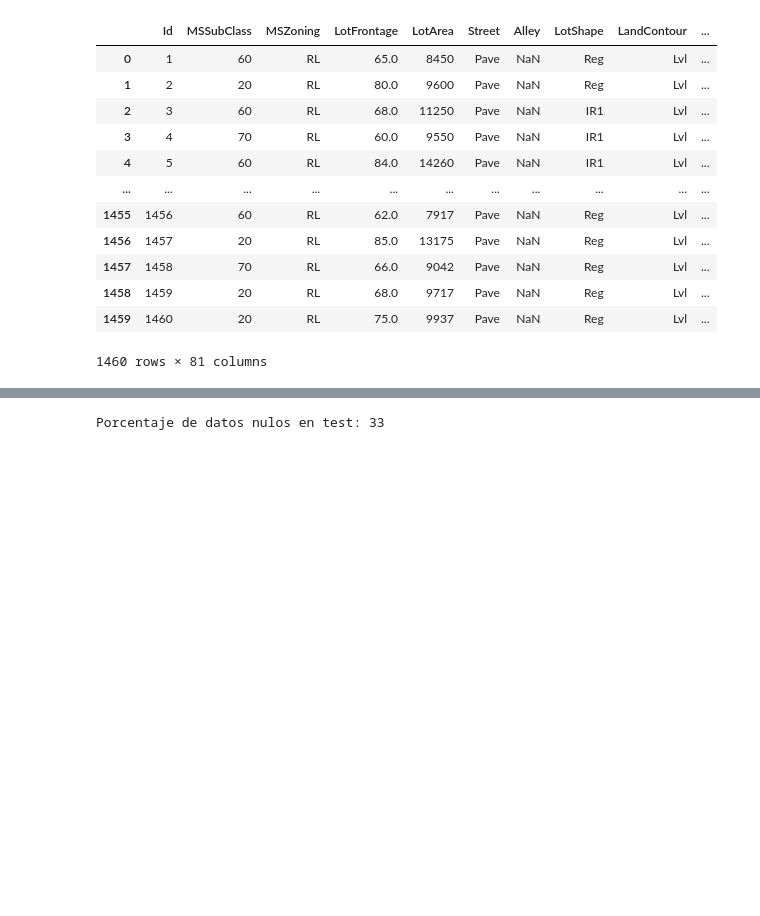
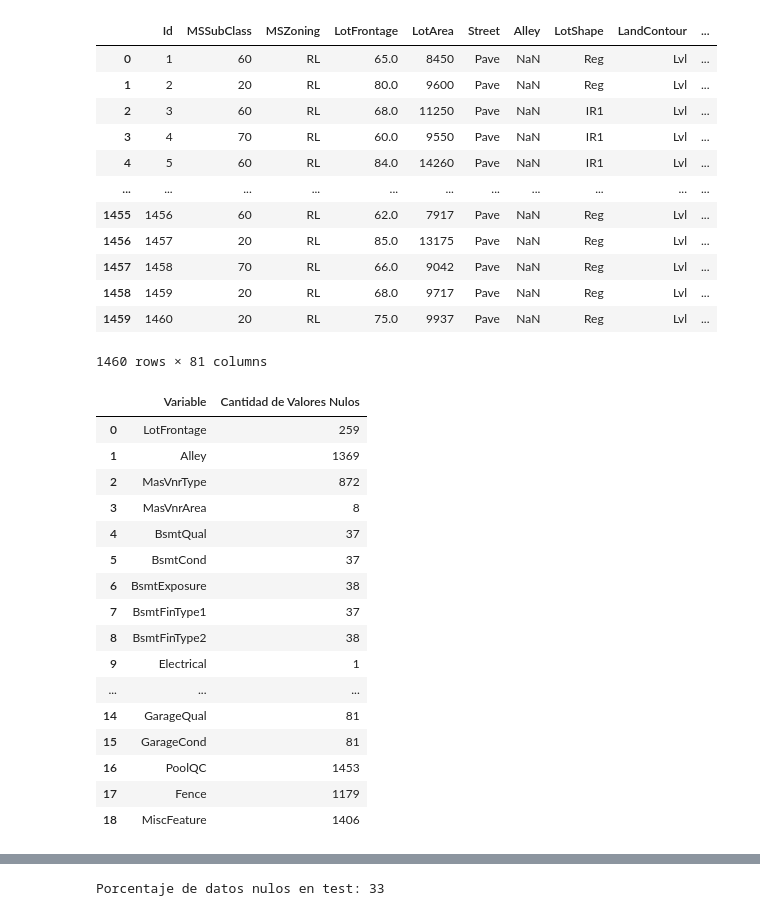
Before and after one commit to kunnermm/taller1_ML, a Jupyter notebook: notebook_taller1.ipynb, the cells around one changed output, grey strips where cells are left out. Cells and saved outputs as stored; diff of their text form; code cells hidden in the pictures; blank space fills up the shorter version.

```diff
--- a/notebook_taller1.ipynb
+++ b/notebook_taller1.ipynb
@@ -66,7 +105,7 @@ TRATAMIENTO DE DATOS NULOS
 # %%
 # Analisis de datos faltantes en train
-missing = data_train.isnull().sum()
-print("Porcentaje de datos nulos en train:", len(missing[missing>0]*100/len(data_train)))
+missing_values_train = data_train.isnull().sum()
+print("Porcentaje de datos nulos en train:", len(missing_values_train[missing_values_train>0]*100/len(data_train)))
 # %% [output]
 Porcentaje de datos nulos en train: 19
 # %%
@@ -86,3 +125,29 @@ data_train[data_train.isna().any(axis=1)]
 | 1458 | 1459 | 20 | RL | 68.0 | 9717 | Pave | NaN | Reg | Lvl | ... |
 | 1459 | 1460 | 20 | RL | 75.0 | 9937 | Pave | NaN | Reg | Lvl | ... |
 1460 rows × 81 columns
+# %%
+# Se revisa que datos están nulos (NaN) por cada variable de train
+
+# Filtrar las columnas con valores nulos mayores a 0
+missing_values_train = missing_values_train[missing_values_train > 0]
+
+# Crear un DataFrame
+pd.DataFrame({'Variable': missing_values_train.index, 'Cantidad de Valores Nulos': missing_values_train.values})
+# %% [output]
+|  | Variable | Cantidad de Valores Nulos |
+| 0 | LotFrontage | 259 |
+| 1 | Alley | 1369 |
+| 2 | MasVnrType | 872 |
+| 3 | MasVnrArea | 8 |
+| 4 | BsmtQual | 37 |
+| 5 | BsmtCond | 37 |
+| 6 | BsmtExposure | 38 |
+| 7 | BsmtFinType1 | 37 |
+| 8 | BsmtFinType2 | 38 |
+| 9 | Electrical | 1 |
+| ... | ... | ... |
+| 14 | GarageQual | 81 |
+| 15 | GarageCond | 81 |
+| 16 | PoolQC | 1453 |
+| 17 | Fence | 1179 |
+| 18 | MiscFeature | 1406 |
```
Also changed, not shown: parts of 28 cells of this notebook.
